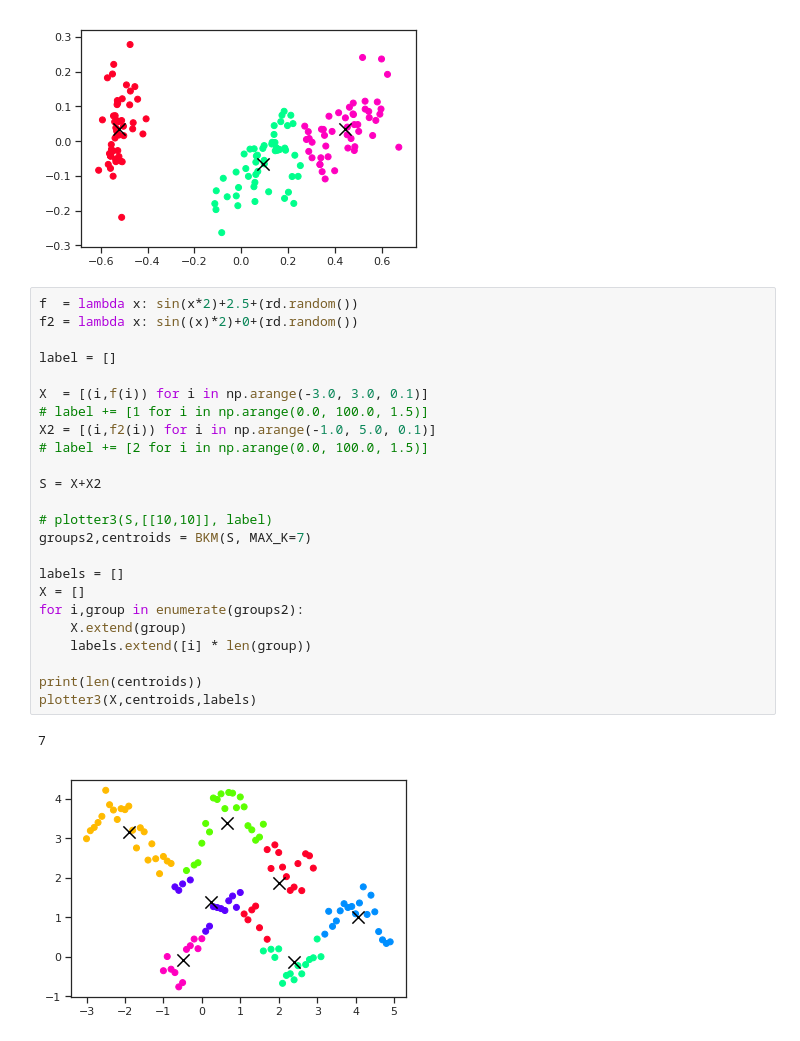
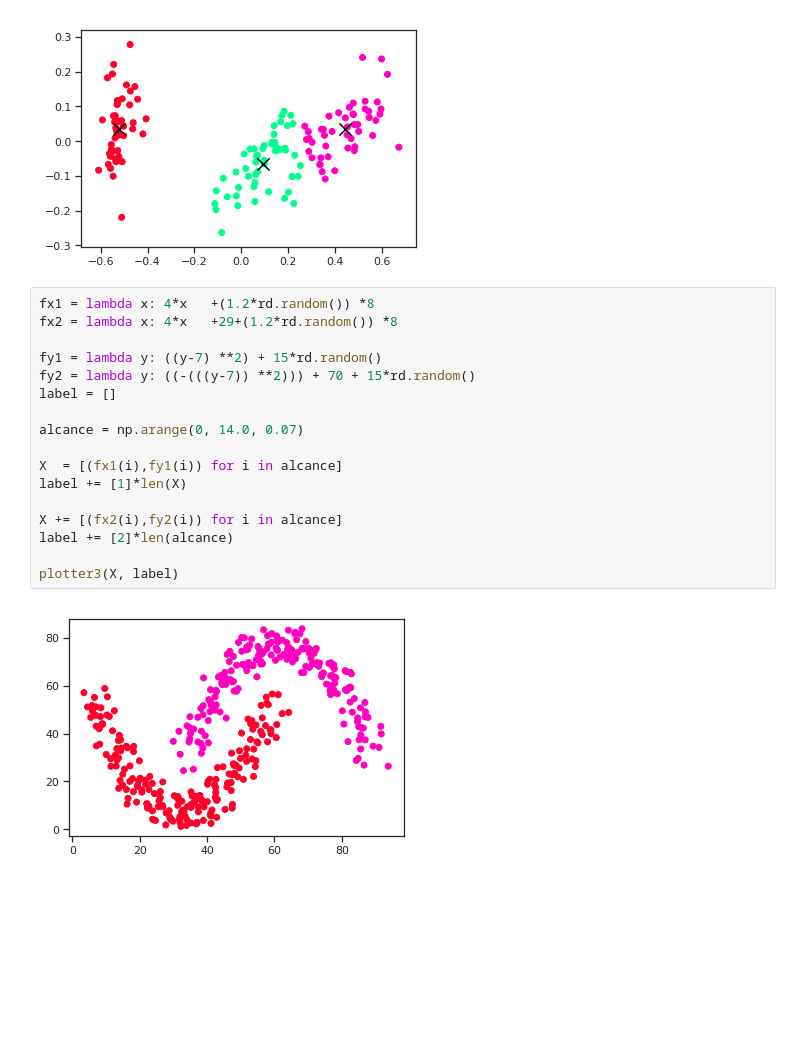
Before and after one commit to GrayJack/Bisect-K-Means, a Jupyter notebook: src/K-means-trettel.ipynb, the cells around one changed output. Drawn from its saved outputs; the diff is of its cells as text; blank space fills up the shorter version.

```diff
--- a/src/K-means-trettel.ipynb
+++ b/src/K-means-trettel.ipynb
@@ -250,30 +255,22 @@ for i,group in enumerate(groups2):
 plotter3(X,centroids,labels)
 # %% [output]
 [figure]
-# %%
-f  = lambda x: sin(x*2)+2.5+(rd.random())
-f2 = lambda x: sin((x)*2)+0+(rd.random())
-
-label = []
-
-X  = [(i,f(i)) for i in np.arange(-3.0, 3.0, 0.1)]
-# label += [1 for i in np.arange(0.0, 100.0, 1.5)]
-X2 = [(i,f2(i)) for i in np.arange(-1.0, 5.0, 0.1)]
-# label += [2 for i in np.arange(0.0, 100.0, 1.5)]
-
-S = X+X2
-
-# plotter3(S,[[10,10]], label)
-groups2,centroids = BKM(S, MAX_K=7)
-
-labels = []
-X = []
-for i,group in enumerate(groups2):
-    X.extend(group)
-    labels.extend([i] * len(group))
-
-print(len(centroids))
-plotter3(X,centroids,labels)
-# %% [output]
-7
-[figure, removed]
+# %%
+fx1 = lambda x: 4*x   +(1.2*rd.random()) *8
+fx2 = lambda x: 4*x   +29+(1.2*rd.random()) *8
+
+fy1 = lambda y: ((y-7) **2) + 15*rd.random()
+fy2 = lambda y: ((-(((y-7)) **2))) + 70 + 15*rd.random()
+label = []
+
+alcance = np.arange(0, 14.0, 0.07)
+
+X  = [(fx1(i),fy1(i)) for i in alcance]
+label += [1]*len(X)
+
+X += [(fx2(i),fy2(i)) for i in alcance]
+label += [2]*len(alcance)
+
+plotter3(X, label)
+# %% [output]
+[figure, added]
```
Also changed, not shown: parts of 11 cells of this notebook.
